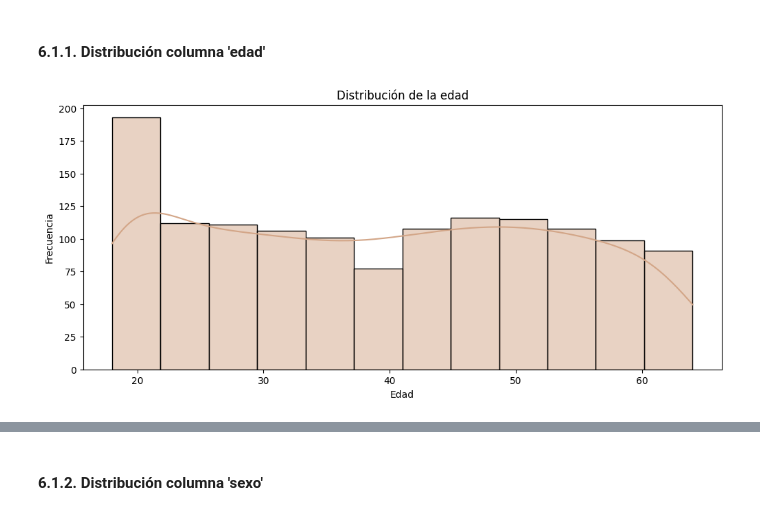
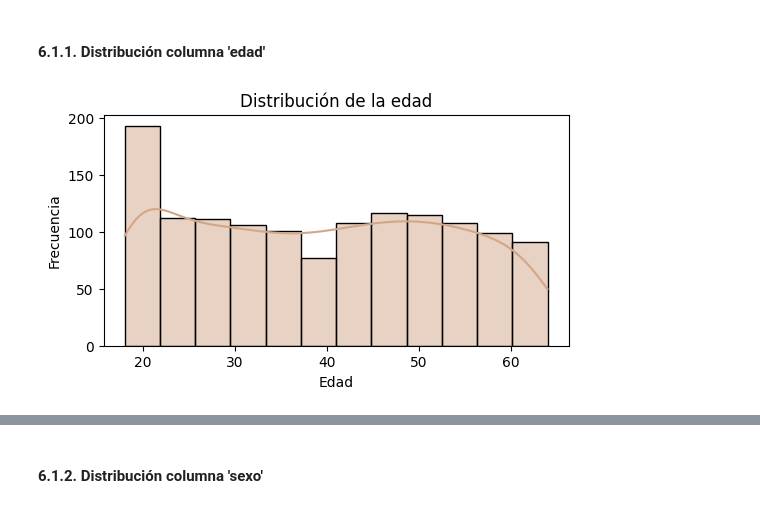
Before and after one commit to XimenaPO/MLProject_Medical_Cost, a Jupyter notebook: src/notebooks/project_resume.ipynb, the cells around one changed output, grey strips where cells are left out. Saved outputs shown, nothing was run; the diff lists cells and outputs as text; code cells hidden in the pictures.

```diff
--- a/src/notebooks/project_resume.ipynb
+++ b/src/notebooks/project_resume.ipynb
@@ -211 +212,3 @@ df.to_csv('../data/processed/df_limpio.csv')
+# %%
+df = pd.read_csv('../data/processed/df_limpio.csv', index_col=[0])
 # %% [markdown]
@@ -263,22 +262,22 @@ Podemos observar que la única columna que tiene una distribución normal es 'im
 #### 6.1.1. Distribución columna 'edad'
 # %%
 # Establece el tamaño de la figura
-plt.figure(figsize=(12, 5))
+plt.figure(figsize=(6,3))
 
 # Título del gráfico
 plt.title("Distribución de la edad")
 
 # Utiliza Seaborn para crear el histograma con el color personalizado
 ax = sns.histplot(df["edad"], color='#D3A688', kde=True)
 
 # Ajustes estéticos
 plt.xlabel("Edad")
 plt.ylabel("Frecuencia")
 
 # Guardar el gráfico como imagen
 plt.savefig('../utils/distribución_edad.png')
 
 # Muestra el gráfico
 plt.show()
 # %% [output]
-[figure, old version]
+[figure, new version]
```
Also changed, not shown: parts of 61 cells of this notebook, 7 other files.
